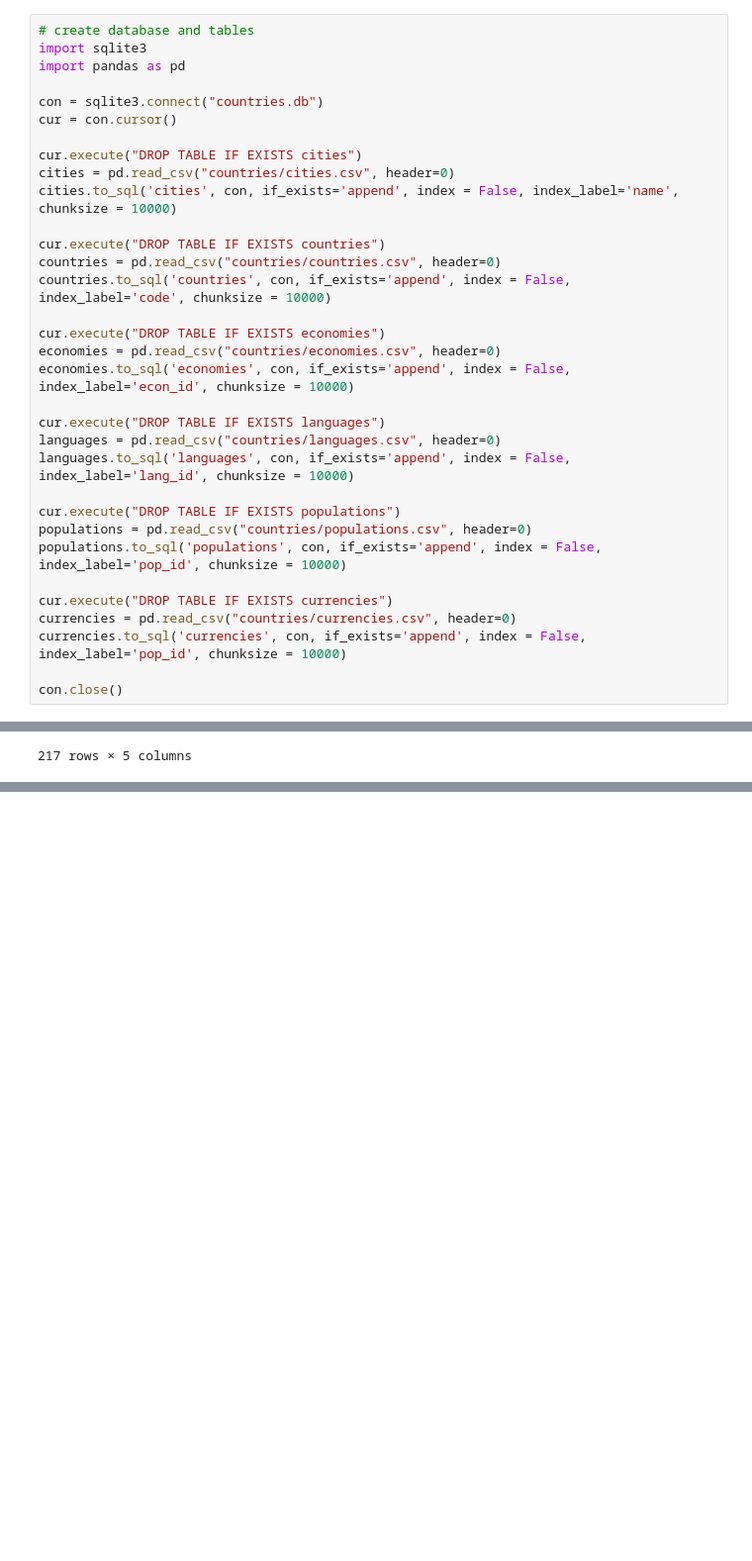
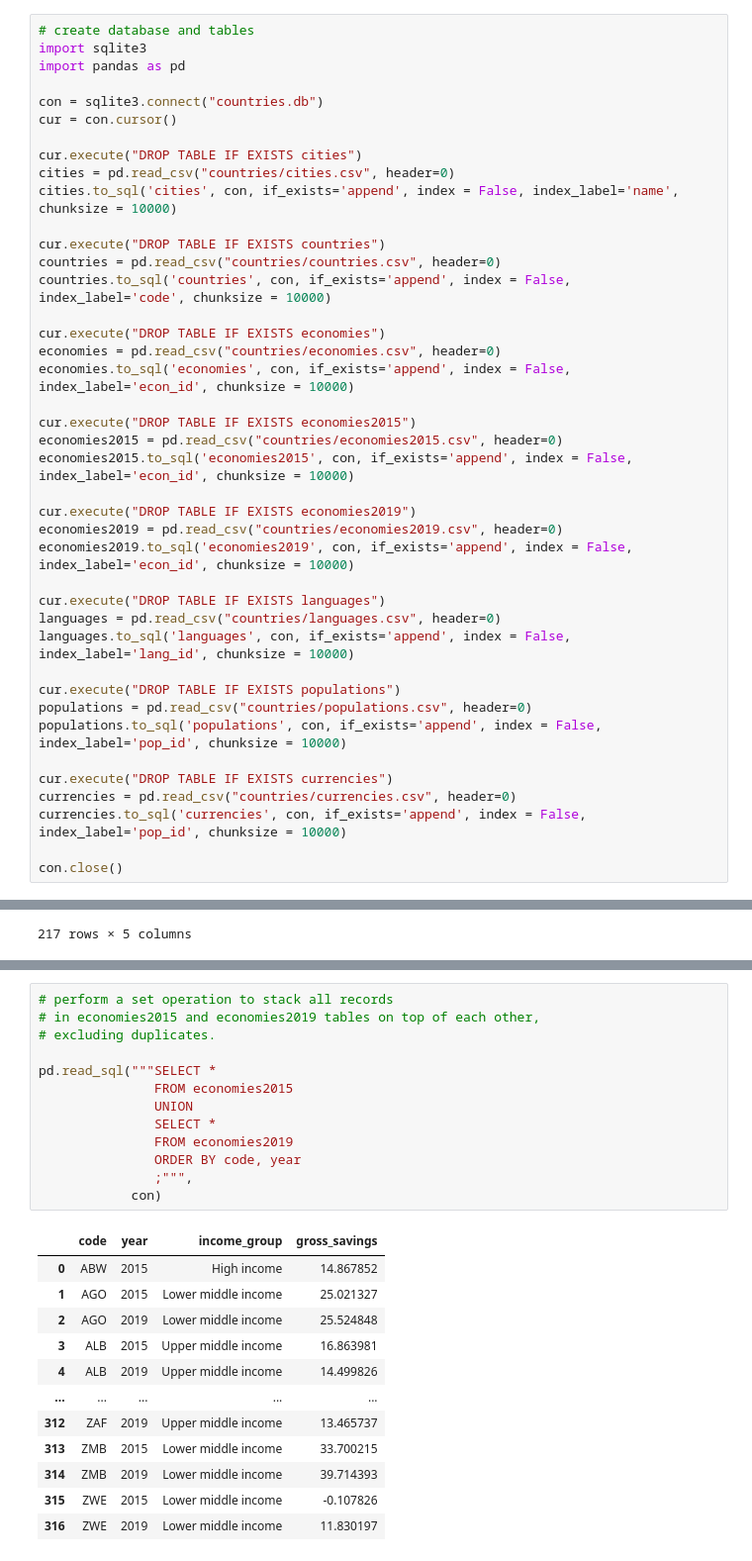
Before and after one commit to Cooleekova/data_engineering, a Jupyter notebook: SQL/Joining_data_in_SQL.ipynb, the cells around one changed output, grey strips where cells are left out. Shown at 99% size. Cells and saved outputs as stored; diff of their text form; blank space fills up the shorter version.

Commit message:
add UNION operation examples

```diff
--- a/SQL/Joining_data_in_SQL.ipynb
+++ b/SQL/Joining_data_in_SQL.ipynb
@@ -20,6 +20,14 @@ cur.execute("DROP TABLE IF EXISTS economies")
 economies = pd.read_csv("countries/economies.csv", header=0)
 economies.to_sql('economies', con, if_exists='append', index = False, index_label='econ_id', chunksize = 10000)
 
+cur.execute("DROP TABLE IF EXISTS economies2015")
+economies2015 = pd.read_csv("countries/economies2015.csv", header=0)
+economies2015.to_sql('economies2015', con, if_exists='append', index = False, index_label='econ_id', chunksize = 10000)
+
+cur.execute("DROP TABLE IF EXISTS economies2019")
+economies2019 = pd.read_csv("countries/economies2019.csv", header=0)
+economies2019.to_sql('economies2019', con, if_exists='append', index = False, index_label='econ_id', chunksize = 10000)
+
 cur.execute("DROP TABLE IF EXISTS languages")
 languages = pd.read_csv("countries/languages.csv", header=0)
 languages.to_sql('languages', con, if_exists='append', index = False, index_label='lang_id', chunksize = 10000)
@@ -432,0 +448,26 @@ pd.read_sql("""SELECT
+# %%
+# perform a set operation to stack all records
+# in economies2015 and economies2019 tables on top of each other,
+# excluding duplicates.
+
+pd.read_sql("""SELECT *
+               FROM economies2015
+               UNION
+               SELECT *
+               FROM economies2019
+               ORDER BY code, year
+               ;""",
+            con)
+# %% [output]
+|  | code | year | income_group | gross_savings |
+| 0 | ABW | 2015 | High income | 14.867852 |
+| 1 | AGO | 2015 | Lower middle income | 25.021327 |
+| 2 | AGO | 2019 | Lower middle income | 25.524848 |
+| 3 | ALB | 2015 | Upper middle income | 16.863981 |
+| 4 | ALB | 2019 | Upper middle income | 14.499826 |
+| ... | ... | ... | ... | ... |
+| 312 | ZAF | 2019 | Upper middle income | 13.465737 |
+| 313 | ZMB | 2015 | Lower middle income | 33.700215 |
+| 314 | ZMB | 2019 | Lower middle income | 39.714393 |
+| 315 | ZWE | 2015 | Lower middle income | -0.107826 |
+| 316 | ZWE | 2019 | Lower middle income | 11.830197 |
```
Also changed, not shown: parts of 3 cells of this notebook.
